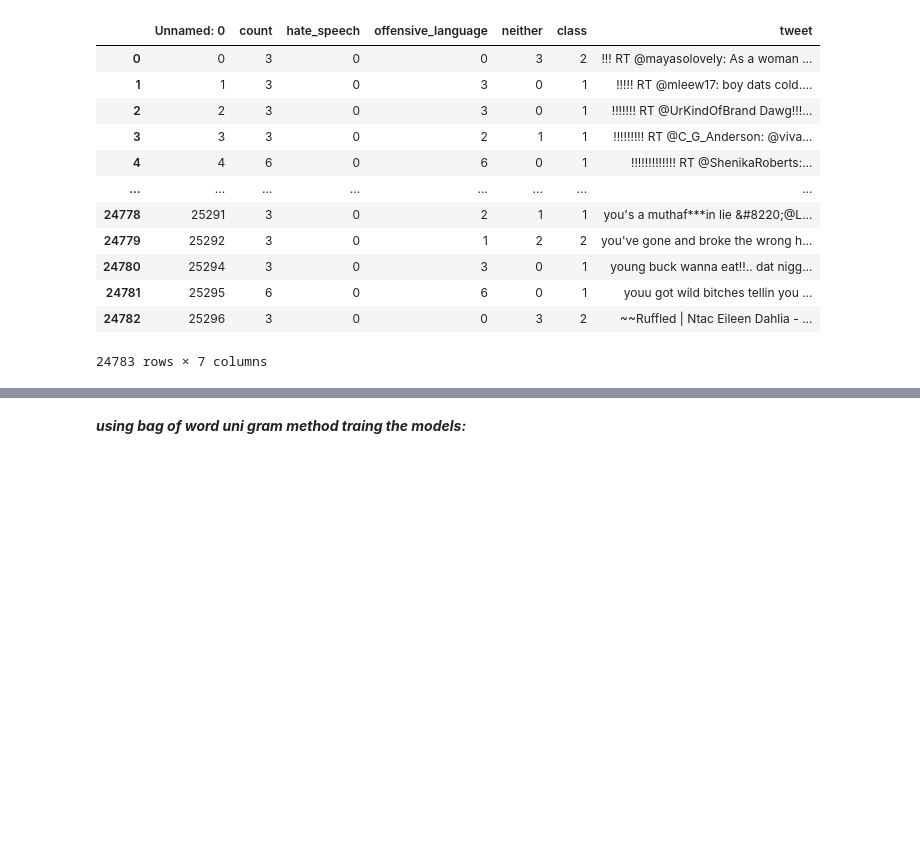
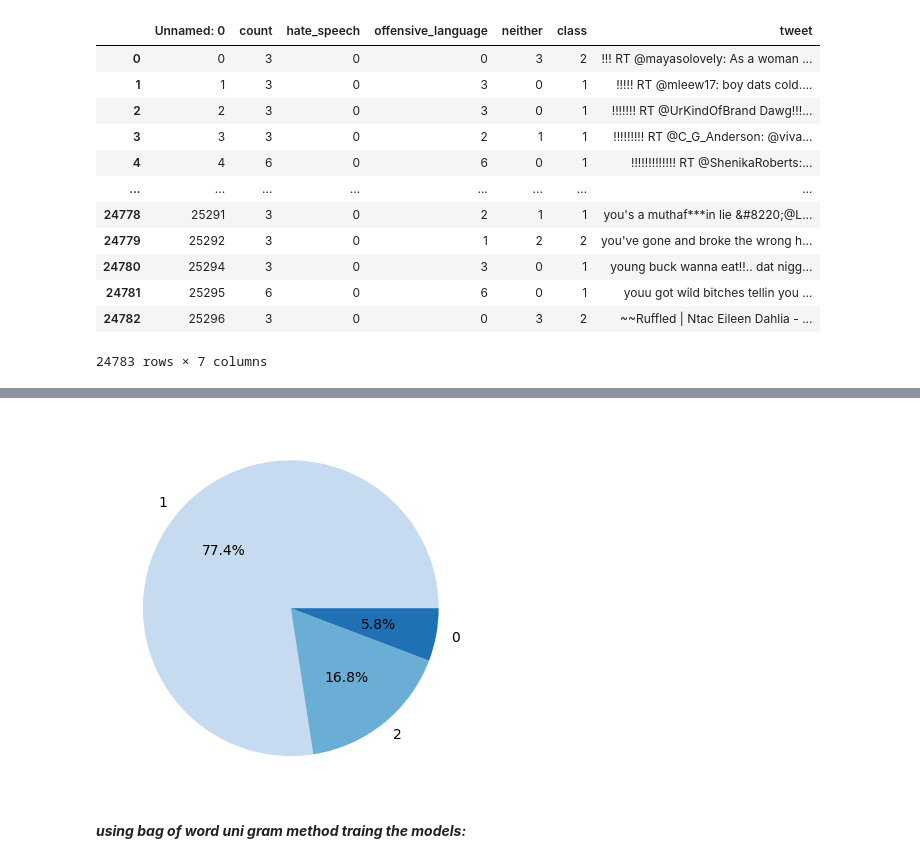
Before and after one commit to kithmiGunawardna/Hate_Speech_detection, a Jupyter notebook: Hate_Speech_Detection_imbalanced_dataset_classical_ML_approches_BOW(uni_gram).ipynb, the cells around one changed output, grey strips where cells are left out. Saved outputs shown, nothing was run; the diff lists cells and outputs as text; code cells hidden in the pictures; blank space fills up the shorter version.

```diff
--- a/Hate_Speech_Detection_imbalanced_dataset_classical_ML_approches_BOW(uni_gram).ipynb
+++ b/Hate_Speech_Detection_imbalanced_dataset_classical_ML_approches_BOW(uni_gram).ipynb
@@ -174,3 +198,18 @@ plt.show()
+# %%
+blue_palette = sns.color_palette("Blues", n_colors=3)  # Customize 'n_colors' based on the number of slices
+
+# Create a pie chart with the blue color palette
+plt.pie(
+    df['class'].value_counts().values,  # Values for the pie chart
+    labels=df['class'].value_counts().index,  # Labels for each slice
+    autopct='%1.1f%%',  # Display the percentage with one decimal place
+    colors=blue_palette  # Set the color palette to shades of blue
+)
+
+# Display the pie chart
+plt.show()
+# %% [output]
+[figure, added]
 # %%
 y = df['class']
 x = df.tweet
```
Also changed, not shown: parts of 9 cells of this notebook.
